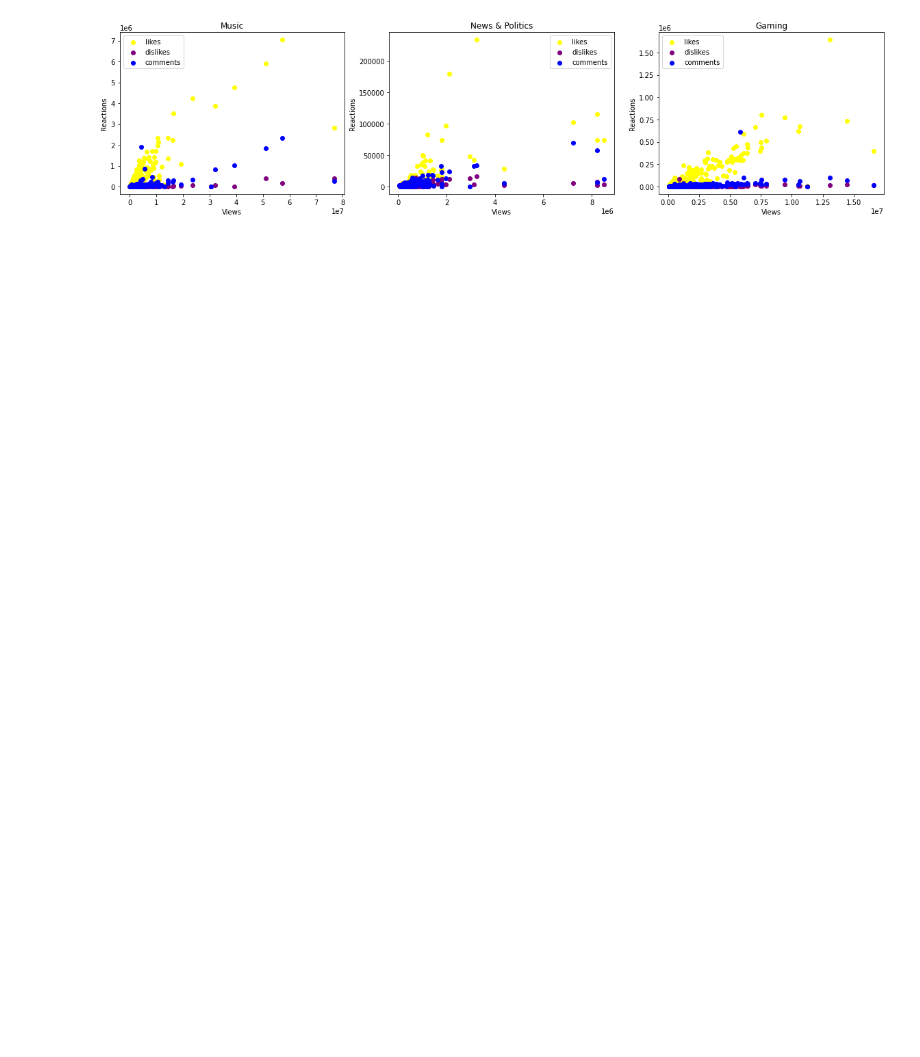
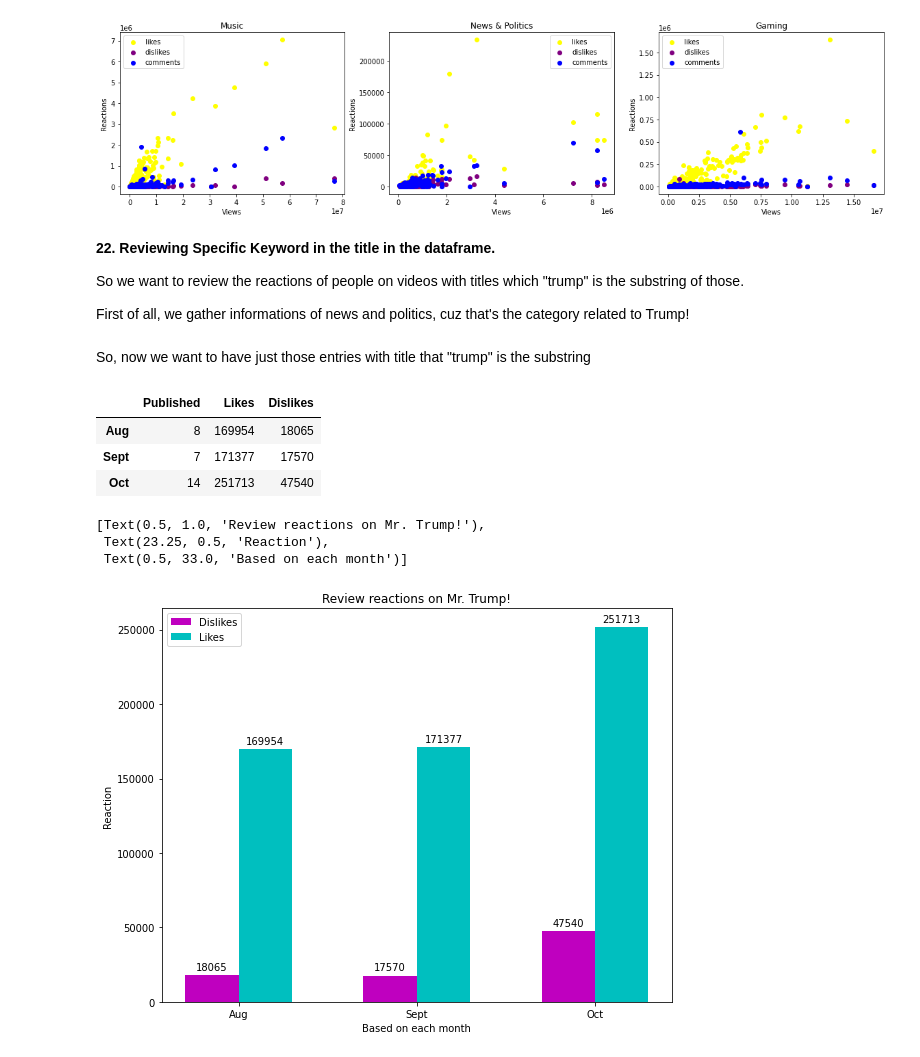
Before and after one commit to mehtee/Youtube_analysis_project, a Jupyter notebook: project.ipynb, the cells around one changed output. Saved outputs shown, nothing was run; the diff lists cells and outputs as text; code cells hidden in the pictures; blank space fills up the shorter version.

Commit message:
📊 22. Plotting reactions of titles including "trump"

```diff
--- a/project.ipynb
+++ b/project.ipynb
@@ -529,3 +530,47 @@ for cat in categories:
     ax.legend(['likes', 'dislikes', 'comments'])
 # %% [output]
 [figure]
+# %% [markdown]
+**22. Reviewing Specific Keyword in the title in the dataframe.**
+
+So we want to review the reactions of people on videos with titles which "trump" is the substring of those.
+
+First of all, we gather informations of news and politics, cuz that's the category related to Trump!
+# %%
+politics_df = yt[yt['category'] == "News & Politics"]
+# %% [markdown]
+So, now we want to have just those entries with title that "trump" is the substring
+# %%
+trump_df = politics_df[politics_df['title'].apply(lambda x : re.search('trump', x.lower()) != None)]
+
+trump_new_df = trump_df[['date_published', 'title']].groupby(pd.Grouper(key='date_published',freq='M')).count().rename(columns={'title':'Published'})
+trump_new_df['Likes'] = trump_df[['date_published', 'likes']].groupby(pd.Grouper(key='date_published',freq='M')).sum()
+trump_new_df['Dislikes'] = trump_df[['date_published', 'dislikes']].groupby(pd.Grouper(key='date_published',freq='M')).sum()
+trump_new_df.set_index(pd.Index(['Aug', 'Sept', 'Oct']), inplace=True)
+
+trump_new_df
+# %% [output]
+|  | Published | Likes | Dislikes |
+| Aug | 8 | 169954 | 18065 |
+| Sept | 7 | 171377 | 17570 |
+| Oct | 14 | 251713 | 47540 |
+# %%
+fig, ax = plt.subplots(figsize = (8, 6))
+x = np.arange(len(trump_new_df.index))
+width = 0.3
+
+ax0 = ax.bar(x - width/2, trump_new_df['Dislikes'], color='m', width=width, label="Dislikes")
+ax1 = ax.bar(x + width/2, trump_new_df['Likes'], color='c', width=width, label="Likes")
+
+ax.set_xticks(x, trump_new_df.index)
+ax.bar_label(ax0, padding=3)
+ax.bar_label(ax1, padding=3)
+ax.legend(['Dislikes', 'Likes'], loc=2)
+
+fig.tight_layout()
+ax.set(title='Review reactions on Mr. Trump!', ylabel='Reaction', xlabel='Based on each month')
+# %% [output]
+[Text(0.5, 1.0, 'Review reactions on Mr. Trump!'),
+ Text(23.25, 0.5, 'Reaction'),
+ Text(0.5, 33.0, 'Based on each month')]
+[figure, added]
```
Also changed, not shown: parts of 22 cells of this notebook.
